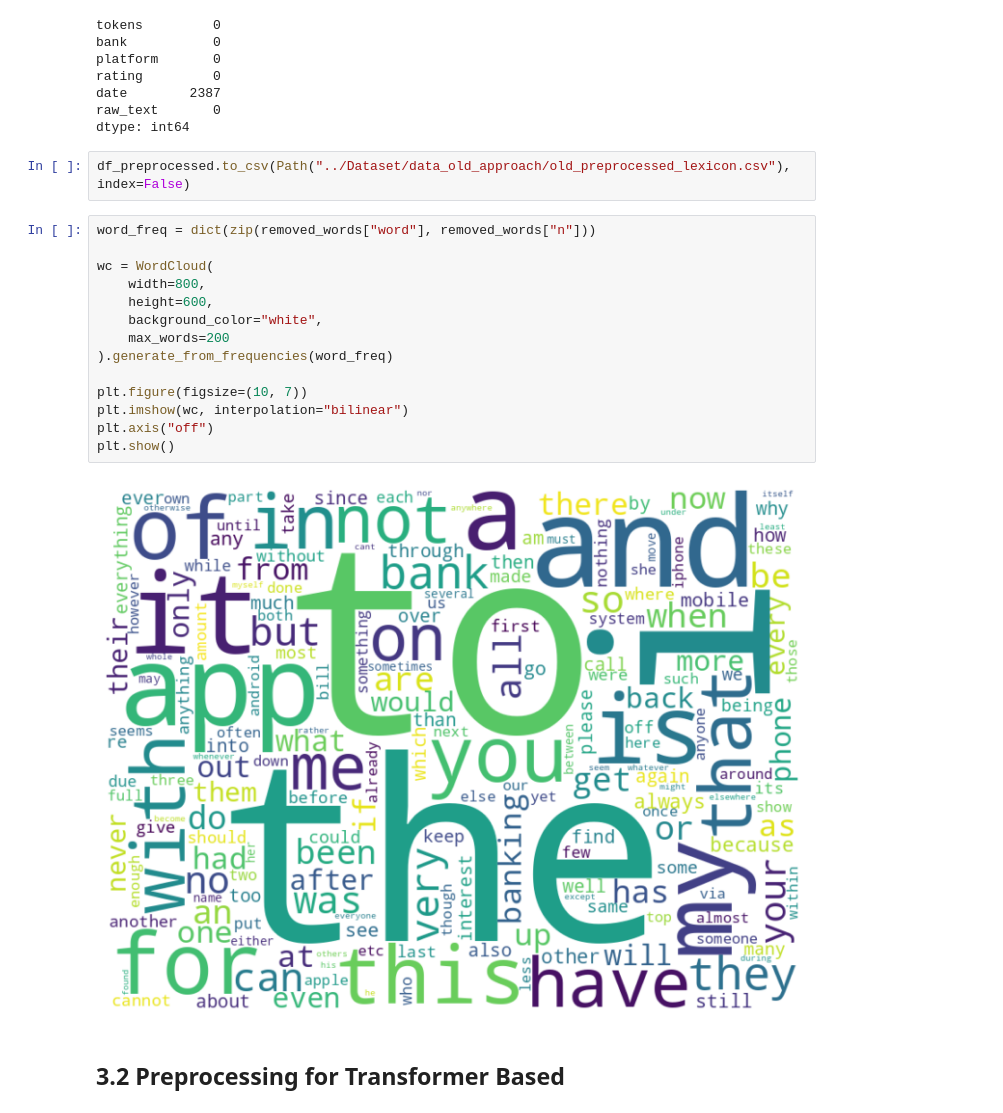
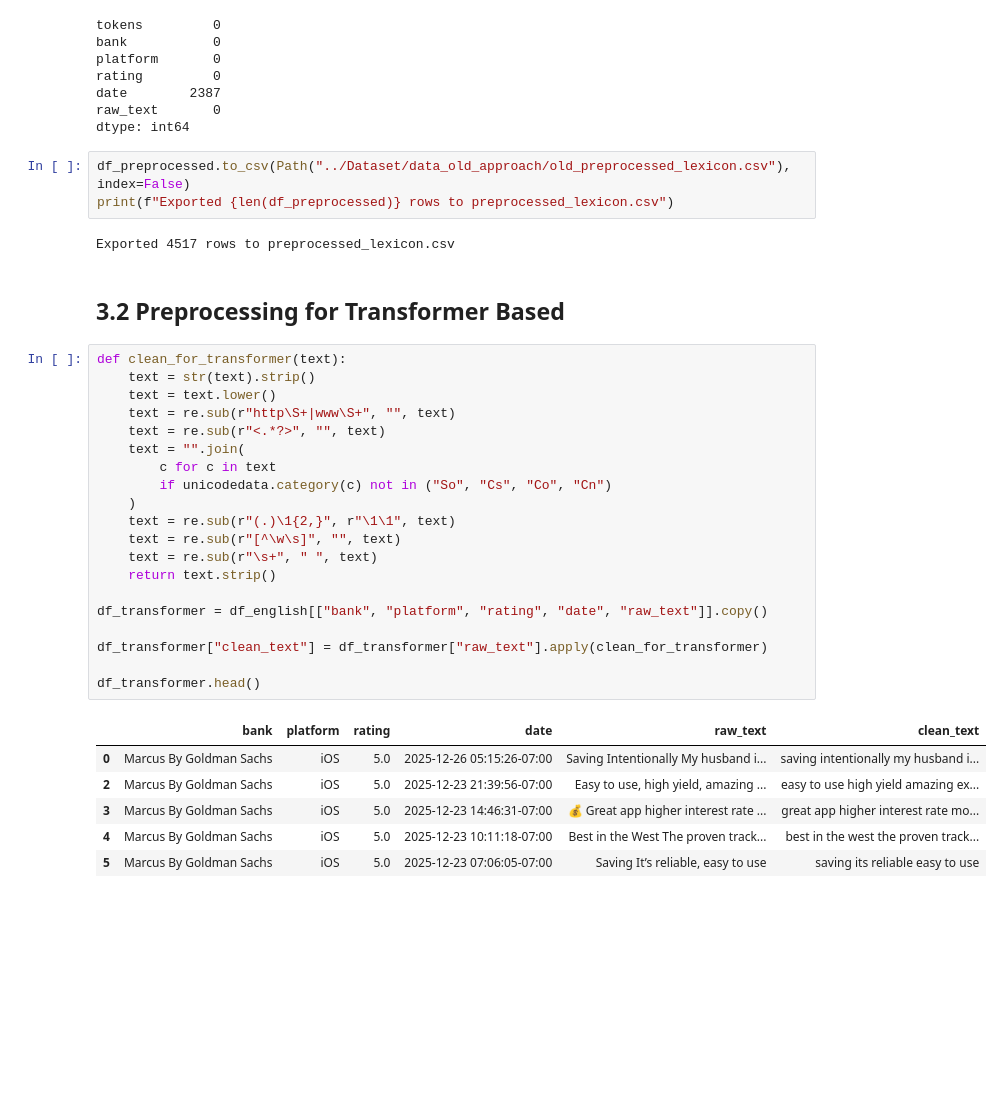
Before and after one commit to dpchi12/sentiment-analysis-for-banks-mobile-app-review, a Jupyter notebook: Model (old data)/old_preprocessing.ipynb, the cells around one changed output. Saved outputs shown, nothing was run; the diff lists cells and outputs as text; blank space fills up the shorter version.

```diff
--- a/Model (old data)/old_preprocessing.ipynb
+++ b/Model (old data)/old_preprocessing.ipynb
@@ -565,21 +545,35 @@ raw_text       0
 dtype: int64
 # %%
 df_preprocessed.to_csv(Path("../Dataset/data_old_approach/old_preprocessed_lexicon.csv"), index=False)
+print(f"Exported {len(df_preprocessed)} rows to preprocessed_lexicon.csv")
+# %% [output]
+Exported 4517 rows to preprocessed_lexicon.csv
-# %%
-word_freq = dict(zip(removed_words["word"], removed_words["n"]))
-
-wc = WordCloud(
-    width=800,
-    height=600,
-    background_color="white",
-    max_words=200
-).generate_from_frequencies(word_freq)
-
-plt.figure(figsize=(10, 7))
-plt.imshow(wc, interpolation="bilinear")
-plt.axis("off")
-plt.show()
-# %% [output]
-[figure, removed]
 # %% [markdown]
 ## 3.2 Preprocessing for Transformer Based
+# %%
+def clean_for_transformer(text):
+    text = str(text).strip()
+    text = text.lower()
+    text = re.sub(r"http\S+|www\S+", "", text)
+    text = re.sub(r"<.*?>", "", text)
+    text = "".join(
+        c for c in text
+        if unicodedata.category(c) not in ("So", "Cs", "Co", "Cn")
+    )
+    text = re.sub(r"(.)\1{2,}", r"\1\1", text)
+    text = re.sub(r"[^\w\s]", "", text)
+    text = re.sub(r"\s+", " ", text)
+    return text.strip()
+
+df_transformer = df_english[["bank", "platform", "rating", "date", "raw_text"]].copy()
+
+df_transformer["clean_text"] = df_transformer["raw_text"].apply(clean_for_transformer)
+
+df_transformer.head()
+# %% [output]
+|  | bank | platform | rating | date | raw_text | clean_text |
+| 0 | Marcus By Goldman Sachs | iOS | 5.0 | 2025-12-26 05:15:26-07:00 | Saving Intentionally My husband i... | saving intentionally my husband i... |
+| 2 | Marcus By Goldman Sachs | iOS | 5.0 | 2025-12-23 21:39:56-07:00 | Easy to use, high yield, amazing ... | easy to use high yield amazing ex... |
+| 3 | Marcus By Goldman Sachs | iOS | 5.0 | 2025-12-23 14:46:31-07:00 | 💰 Great app higher interest rate ... | great app higher interest rate mo... |
+| 4 | Marcus By Goldman Sachs | iOS | 5.0 | 2025-12-23 10:11:18-07:00 | Best in the West The proven track... | best in the west the proven track... |
+| 5 | Marcus By Goldman Sachs | iOS | 5.0 | 2025-12-23 07:06:05-07:00 | Saving It’s reliable, easy to use | saving its reliable easy to use |
```
Also changed, not shown: parts of 15 cells of this notebook, 3 other files.
